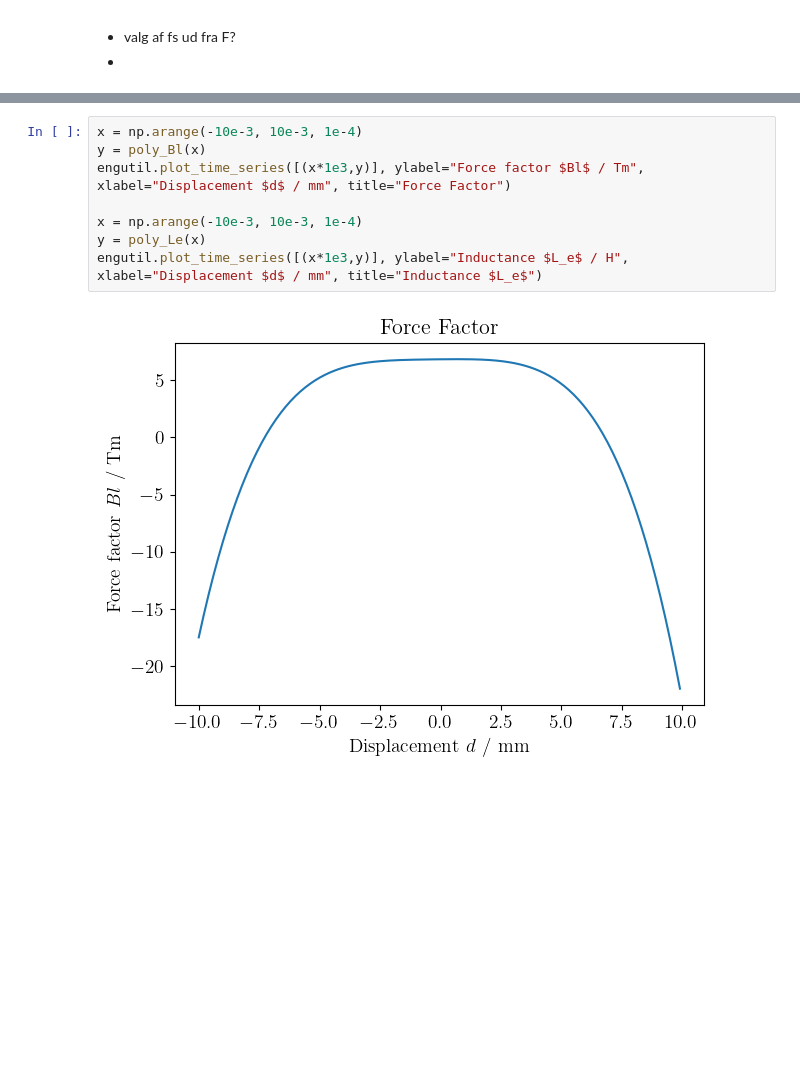
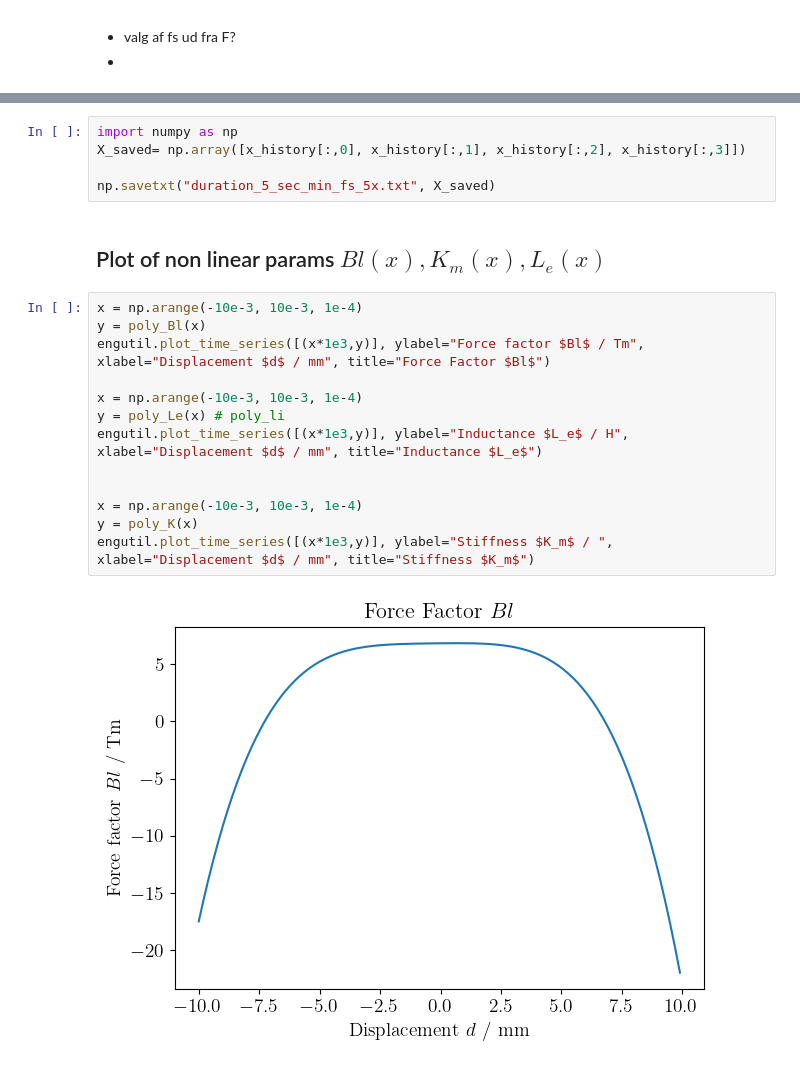
Before and after one commit to istlf/non-linear-transducers-project, a Jupyter notebook: Lab E - part 2 - non-linear-model.ipynb, the cells around one changed output, grey strips where cells are left out. Cells and saved outputs as stored; diff of their text form; blank space fills up the shorter version.

Commit message:
Added data, non-linear model works

```diff
--- a/Lab E - part 2 - non-linear-model.ipynb
+++ b/Lab E - part 2 - non-linear-model.ipynb
@@ -229,11 +491,23 @@ freq res: 3.0000921149594695
+# %%
+import numpy as np
+X_saved= np.array([x_history[:,0], x_history[:,1], x_history[:,2], x_history[:,3]])
+
+np.savetxt("duration_5_sec_min_fs_5x.txt", X_saved)
+# %% [markdown]
+## Plot of non linear params $Bl(x), K_m(x), L_e(x)$
 # %%
 x = np.arange(-10e-3, 10e-3, 1e-4)
 y = poly_Bl(x)
-engutil.plot_time_series([(x*1e3,y)], ylabel="Force factor $Bl$ / Tm", xlabel="Displacement $d$ / mm", title="Force Factor")
+engutil.plot_time_series([(x*1e3,y)], ylabel="Force factor $Bl$ / Tm", xlabel="Displacement $d$ / mm", title="Force Factor $Bl$")
 
 x = np.arange(-10e-3, 10e-3, 1e-4)
-y = poly_Le(x)
+y = poly_Le(x) # poly_li
 engutil.plot_time_series([(x*1e3,y)], ylabel="Inductance $L_e$ / H", xlabel="Displacement $d$ / mm", title="Inductance $L_e$")
+
+
+x = np.arange(-10e-3, 10e-3, 1e-4)
+y = poly_K(x)
+engutil.plot_time_series([(x*1e3,y)], ylabel="Stiffness $K_m$ / ", xlabel="Displacement $d$ / mm", title="Stiffness $K_m$")
 # %% [output]
-[figure, old version]
+[figure, new version]
 [figure]
```
Also changed, not shown: parts of 11 cells of this notebook, 18 other files.
